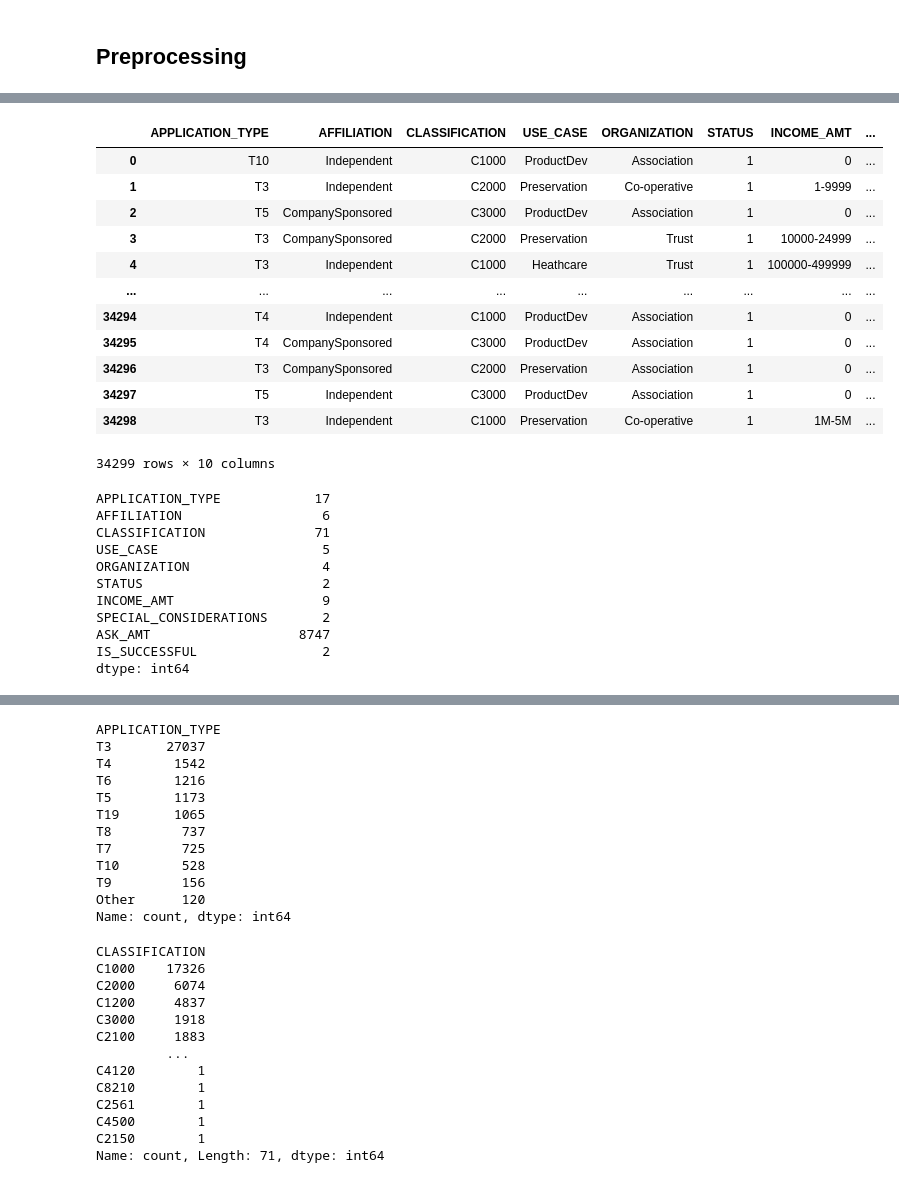
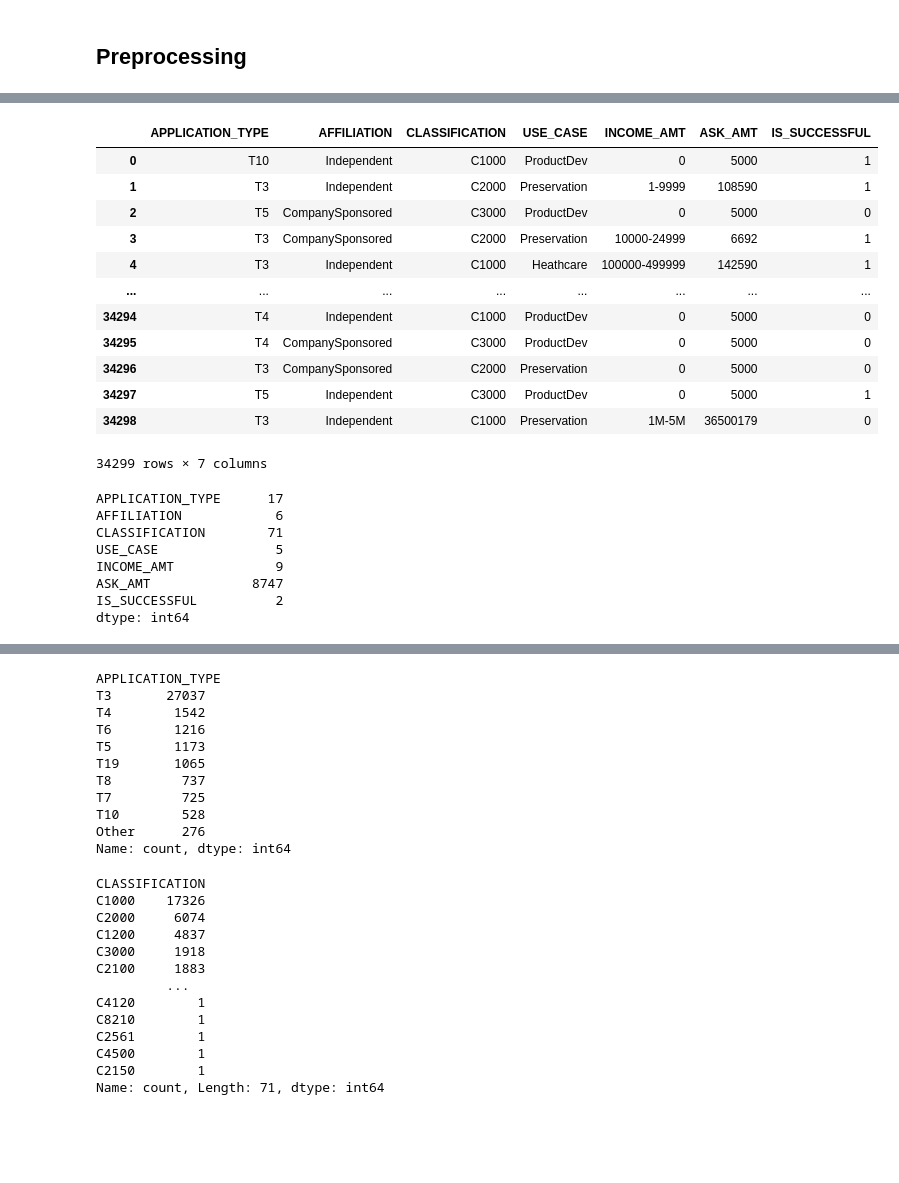
Before and after one commit to Bauersmd/Deep-Learning-Challenge, a Jupyter notebook: Deep_learning.ipynb, the cells around one changed output, grey strips where cells are left out. Drawn from its saved outputs; the diff is of its cells as text; code cells hidden in the pictures; blank space fills up the shorter version.

```diff
--- a/Deep_learning.ipynb
+++ b/Deep_learning.ipynb
@@ -21,37 +21,34 @@ application_df.head()
 # %%
 # Drop the non-beneficial ID columns, 'EIN' and 'NAME'.
 #  YOUR CODE GOES HERE
-application_df = application_df.drop(columns = ['EIN', 'NAME'])
+application_df = application_df.drop(columns = ['EIN', 'NAME', 'STATUS', 'SPECIAL_CONSIDERATIONS', 'ORGANIZATION'])
 application_df
 # %% [output]
-|  | APPLICATION_TYPE | AFFILIATION | CLASSIFICATION | USE_CASE | ORGANIZATION | STATUS | INCOME_AMT | ... |
-| 0 | T10 | Independent | C1000 | ProductDev | Association | 1 | 0 | ... |
-| 1 | T3 | Independent | C2000 | Preservation | Co-operative | 1 | 1-9999 | ... |
-| 2 | T5 | CompanySponsored | C3000 | ProductDev | Association | 1 | 0 | ... |
-| 3 | T3 | CompanySponsored | C2000 | Preservation | Trust | 1 | 10000-24999 | ... |
-| 4 | T3 | Independent | C1000 | Heathcare | Trust | 1 | 100000-499999 | ... |
-| ... | ... | ... | ... | ... | ... | ... | ... | ... |
-| 34294 | T4 | Independent | C1000 | ProductDev | Association | 1 | 0 | ... |
-| 34295 | T4 | CompanySponsored | C3000 | ProductDev | Association | 1 | 0 | ... |
-| 34296 | T3 | CompanySponsored | C2000 | Preservation | Association | 1 | 0 | ... |
-| 34297 | T5 | Independent | C3000 | ProductDev | Association | 1 | 0 | ... |
-| 34298 | T3 | Independent | C1000 | Preservation | Co-operative | 1 | 1M-5M | ... |
+|  | APPLICATION_TYPE | AFFILIATION | CLASSIFICATION | USE_CASE | INCOME_AMT | ASK_AMT | IS_SUCCESSFUL |
+| 0 | T10 | Independent | C1000 | ProductDev | 0 | 5000 | 1 |
+| 1 | T3 | Independent | C2000 | Preservation | 1-9999 | 108590 | 1 |
+| 2 | T5 | CompanySponsored | C3000 | ProductDev | 0 | 5000 | 0 |
+| 3 | T3 | CompanySponsored | C2000 | Preservation | 10000-24999 | 6692 | 1 |
+| 4 | T3 | Independent | C1000 | Heathcare | 100000-499999 | 142590 | 1 |
+| ... | ... | ... | ... | ... | ... | ... | ... |
+| 34294 | T4 | Independent | C1000 | ProductDev | 0 | 5000 | 0 |
+| 34295 | T4 | CompanySponsored | C3000 | ProductDev | 0 | 5000 | 0 |
+| 34296 | T3 | CompanySponsored | C2000 | Preservation | 0 | 5000 | 0 |
+| 34297 | T5 | Independent | C3000 | ProductDev | 0 | 5000 | 1 |
+| 34298 | T3 | Independent | C1000 | Preservation | 1M-5M | 36500179 | 0 |
-34299 rows × 10 columns
+34299 rows × 7 columns
 # %%
 # Determine the number of unique values in each column.
 #  YOUR CODE GOES HERE
 application_df.nunique()
 # %% [output]
-APPLICATION_TYPE            17
-AFFILIATION                  6
-CLASSIFICATION              71
-USE_CASE                     5
-ORGANIZATION                 4
-STATUS                       2
-INCOME_AMT                   9
-SPECIAL_CONSIDERATIONS       2
-ASK_AMT                   8747
-IS_SUCCESSFUL                2
+APPLICATION_TYPE      17
+AFFILIATION            6
+CLASSIFICATION        71
+USE_CASE               5
+INCOME_AMT             9
+ASK_AMT             8747
+IS_SUCCESSFUL          2
 dtype: int64
 # %%
 # Look at APPLICATION_TYPE value counts to identify and replace with "Other"
@@ -82,7 +79,7 @@ Name: count, dtype: int64
 # Choose a cutoff value and create a list of application types to be replaced
 # use the variable name `application_types_to_replace`
 #  YOUR CODE GOES HERE
-application_types_to_replace = list(application_type_counts[application_type_counts < 156].index)
+application_types_to_replace = list(application_type_counts[application_type_counts < 528].index)
 
 # Replace in dataframe
 for app in application_types_to_replace:
@@ -100,8 +97,7 @@ T19       1065
 T8         737
 T7         725
 T10        528
-T9         156
-Other      120
+Other      276
 Name: count, dtype: int64
 # %%
 # Look at CLASSIFICATION value counts to identify and replace with "Other"
```
Also changed, not shown: parts of 8 cells of this notebook, 2 other files.
